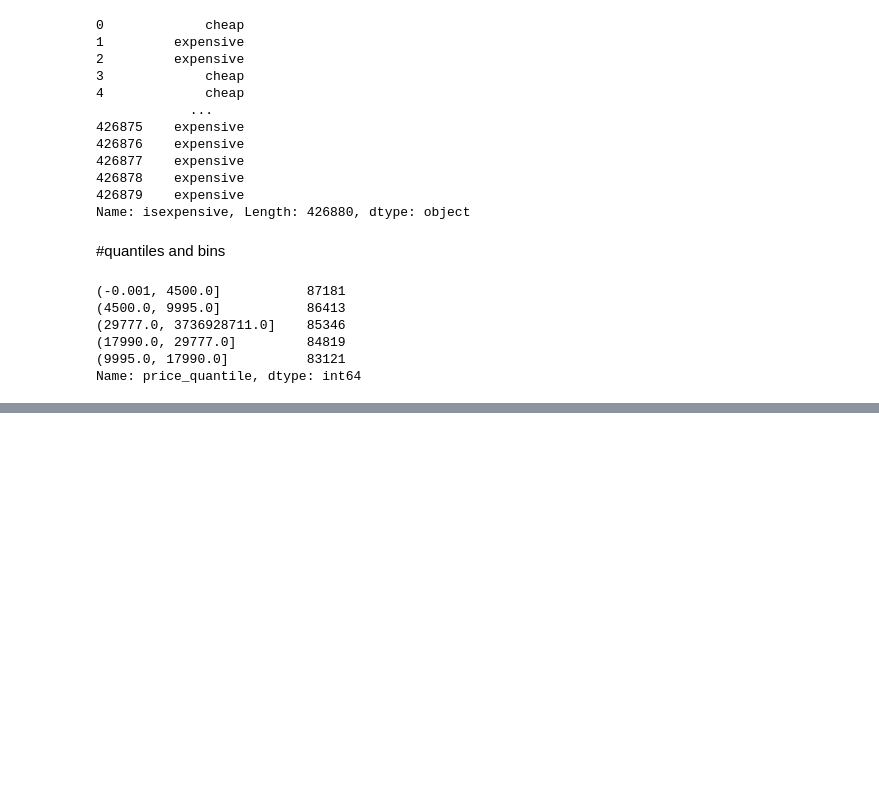
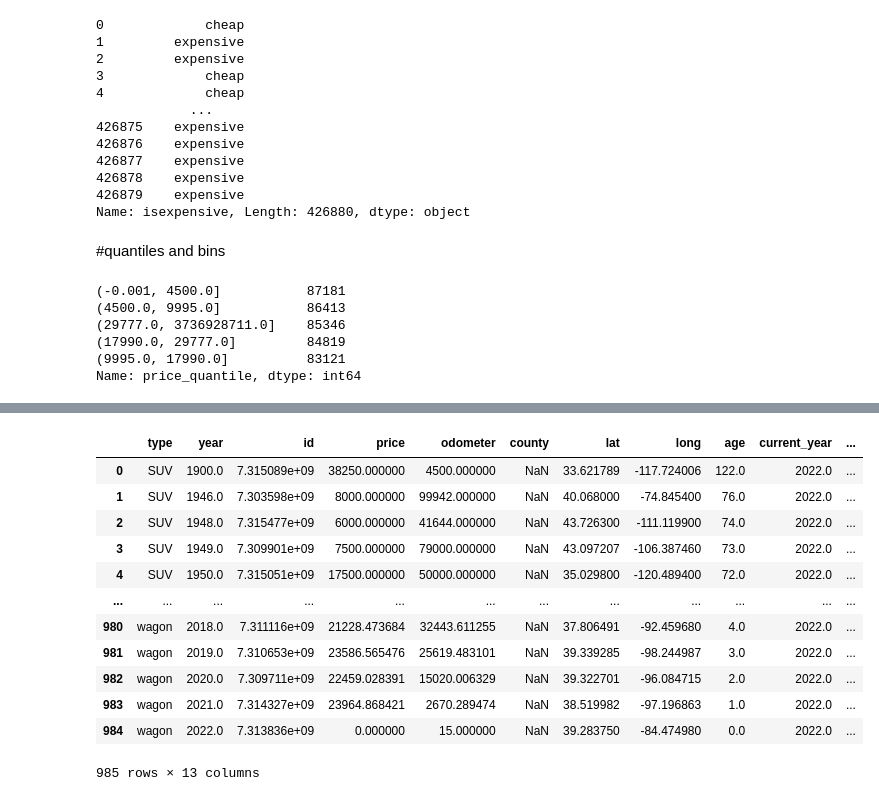
Before and after one commit to jmajurel/ml, a Jupyter notebook: data_manipulation.ipynb, the cells around one changed output, grey strips where cells are left out. Drawn from its saved outputs; the diff is of its cells as text; code cells hidden in the pictures; blank space fills up the shorter version.

```diff
--- a/data_manipulation.ipynb
+++ b/data_manipulation.ipynb
@@ -274,0 +307,18 @@ Name: price_quantile, dtype: int64
+# %%
+grouped_data = data.groupby(['type', 'year'], as_index = False).mean()
+# %%
+grouped_data
+# %% [output]
+|  | type | year | id | price | odometer | county | lat | long | age | current_year | ... |
+| 0 | SUV | 1900.0 | 7.315089e+09 | 38250.000000 | 4500.000000 | NaN | 33.621789 | -117.724006 | 122.0 | 2022.0 | ... |
+| 1 | SUV | 1946.0 | 7.303598e+09 | 8000.000000 | 99942.000000 | NaN | 40.068000 | -74.845400 | 76.0 | 2022.0 | ... |
+| 2 | SUV | 1948.0 | 7.315477e+09 | 6000.000000 | 41644.000000 | NaN | 43.726300 | -111.119900 | 74.0 | 2022.0 | ... |
+| 3 | SUV | 1949.0 | 7.309901e+09 | 7500.000000 | 79000.000000 | NaN | 43.097207 | -106.387460 | 73.0 | 2022.0 | ... |
+| 4 | SUV | 1950.0 | 7.315051e+09 | 17500.000000 | 50000.000000 | NaN | 35.029800 | -120.489400 | 72.0 | 2022.0 | ... |
+| ... | ... | ... | ... | ... | ... | ... | ... | ... | ... | ... | ... |
+| 980 | wagon | 2018.0 | 7.311116e+09 | 21228.473684 | 32443.611255 | NaN | 37.806491 | -92.459680 | 4.0 | 2022.0 | ... |
+| 981 | wagon | 2019.0 | 7.310653e+09 | 23586.565476 | 25619.483101 | NaN | 39.339285 | -98.244987 | 3.0 | 2022.0 | ... |
+| 982 | wagon | 2020.0 | 7.309711e+09 | 22459.028391 | 15020.006329 | NaN | 39.322701 | -96.084715 | 2.0 | 2022.0 | ... |
+| 983 | wagon | 2021.0 | 7.314327e+09 | 23964.868421 | 2670.289474 | NaN | 38.519982 | -97.196863 | 1.0 | 2022.0 | ... |
+| 984 | wagon | 2022.0 | 7.313836e+09 | 0.000000 | 15.000000 | NaN | 39.283750 | -84.474980 | 0.0 | 2022.0 | ... |
+985 rows × 13 columns
```
Also changed, not shown: parts of 4 cells of this notebook.
